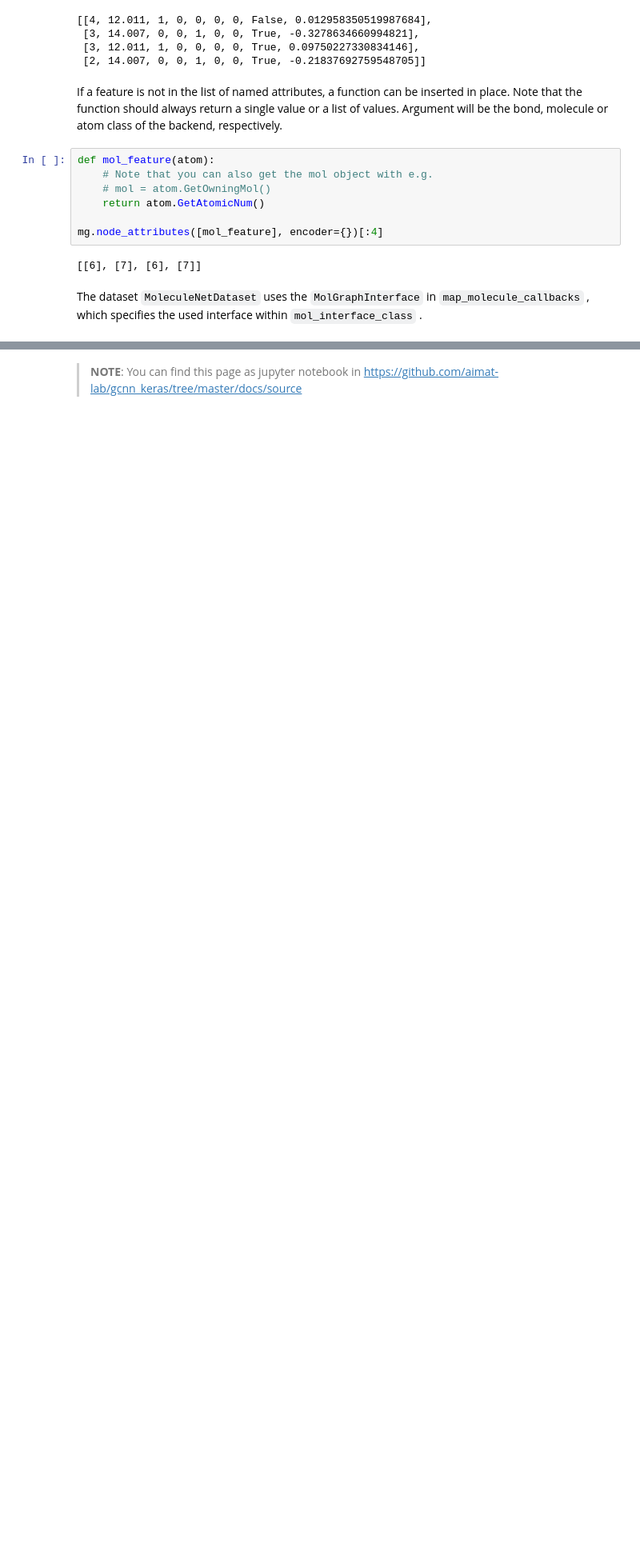
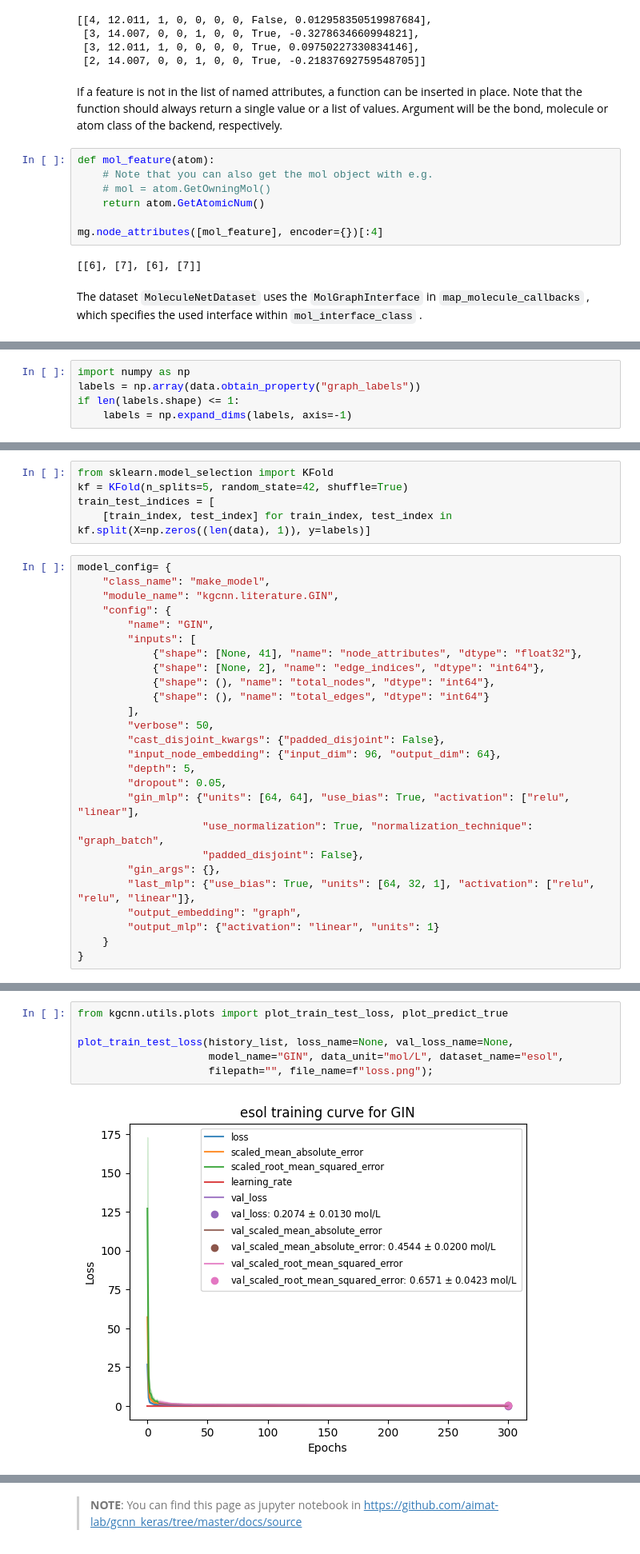
Before and after one commit to aimat-lab/gcnn_keras, a Jupyter notebook: docs/source/molecules.ipynb, the cells around one changed output, grey strips where cells are left out. Shown at 80% size. Saved outputs shown, nothing was run; the diff lists cells and outputs as text; blank space fills up the shorter version.

Commit message:
Update docs. Added further training results.

```diff
--- a/docs/source/molecules.ipynb
+++ b/docs/source/molecules.ipynb
@@ -95,0 +186,5 @@ The dataset `MoleculeNetDataset` uses the `MolGraphInterface` in `map_molecule_c
+# %%
+import numpy as np
+labels = np.array(data.obtain_property("graph_labels"))
+if len(labels.shape) <= 1:
+    labels = np.expand_dims(labels, axis=-1)
@@ -95,0 +193,31 @@ The dataset `MoleculeNetDataset` uses the `MolGraphInterface` in `map_molecule_c
+# %%
+from sklearn.model_selection import KFold
+kf = KFold(n_splits=5, random_state=42, shuffle=True)
+train_test_indices = [
+    [train_index, test_index] for train_index, test_index in kf.split(X=np.zeros((len(data), 1)), y=labels)]
+# %%
+model_config= {
+    "class_name": "make_model",
+    "module_name": "kgcnn.literature.GIN",
+    "config": {
+        "name": "GIN",
+        "inputs": [
+            {"shape": [None, 41], "name": "node_attributes", "dtype": "float32"},
+            {"shape": [None, 2], "name": "edge_indices", "dtype": "int64"},
+            {"shape": (), "name": "total_nodes", "dtype": "int64"},
+            {"shape": (), "name": "total_edges", "dtype": "int64"}
+        ],
+        "verbose": 50,
+        "cast_disjoint_kwargs": {"padded_disjoint": False},
+        "input_node_embedding": {"input_dim": 96, "output_dim": 64},
+        "depth": 5,
+        "dropout": 0.05,
+        "gin_mlp": {"units": [64, 64], "use_bias": True, "activation": ["relu", "linear"],
+                    "use_normalization": True, "normalization_technique": "graph_batch",
+                    "padded_disjoint": False},
+        "gin_args": {},
+        "last_mlp": {"use_bias": True, "units": [64, 32, 1], "activation": ["relu", "relu", "linear"]},
+        "output_embedding": "graph",
+        "output_mlp": {"activation": "linear", "units": 1}
+    }
+}
@@ -95,0 +294,8 @@ The dataset `MoleculeNetDataset` uses the `MolGraphInterface` in `map_molecule_c
+# %%
+from kgcnn.utils.plots import plot_train_test_loss, plot_predict_true
+
+plot_train_test_loss(history_list, loss_name=None, val_loss_name=None,
+                     model_name="GIN", data_unit="mol/L", dataset_name="esol",
+                     filepath="", file_name=f"loss.png");
+# %% [output]
+[figure, added]
```
Also changed, not shown: parts of 12 cells of this notebook, 6 other files.
